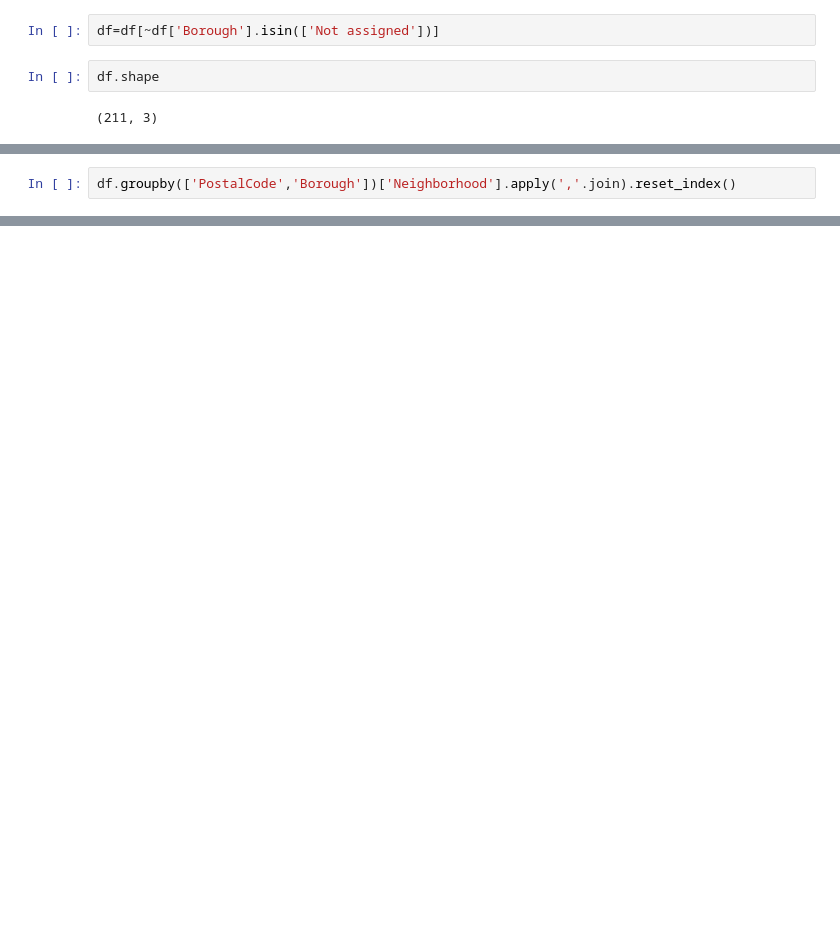
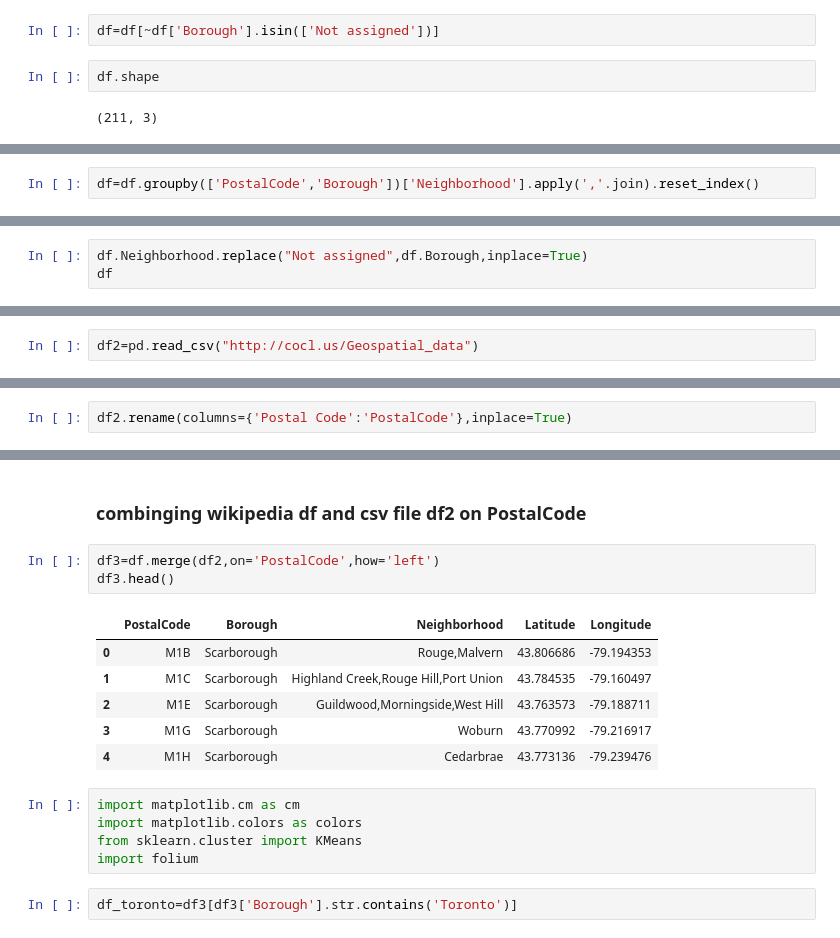
Before and after one commit to shriharsh786/coursera, a Jupyter notebook: capstone_2.ipynb, the cells around one changed output, grey strips where cells are left out. Cells and saved outputs as stored; diff of their text form; blank space fills up the shorter version.

```diff
--- a/capstone_2.ipynb
+++ b/capstone_2.ipynb
@@ -96,2 +103,2 @@ df.shape
 # %%
-df.groupby(['PostalCode','Borough'])['Neighborhood'].apply(','.join).reset_index()
+df=df.groupby(['PostalCode','Borough'])['Neighborhood'].apply(','.join).reset_index()
@@ -118,0 +111,3 @@ df.to_csv('can')
+# %%
+df.Neighborhood.replace("Not assigned",df.Borough,inplace=True)
+df
@@ -118,0 +143,2 @@ df.to_csv('can')
+# %%
+df2=pd.read_csv("http://cocl.us/Geospatial_data")
@@ -118,0 +156,2 @@ df.to_csv('can')
+# %%
+df2.rename(columns={'Postal Code':'PostalCode'},inplace=True)
@@ -118,0 +167,19 @@ df.to_csv('can')
+# %% [markdown]
+### combinging wikipedia df and csv file df2 on PostalCode
+# %%
+df3=df.merge(df2,on='PostalCode',how='left')
+df3.head()
+# %% [output]
+|  | PostalCode | Borough | Neighborhood | Latitude | Longitude |
+| 0 | M1B | Scarborough | Rouge,Malvern | 43.806686 | -79.194353 |
+| 1 | M1C | Scarborough | Highland Creek,Rouge Hill,Port Union | 43.784535 | -79.160497 |
+| 2 | M1E | Scarborough | Guildwood,Morningside,West Hill | 43.763573 | -79.188711 |
+| 3 | M1G | Scarborough | Woburn | 43.770992 | -79.216917 |
+| 4 | M1H | Scarborough | Cedarbrae | 43.773136 | -79.239476 |
+# %%
+import matplotlib.cm as cm
+import matplotlib.colors as colors
+from sklearn.cluster import KMeans
+import folium
+# %%
+df_toronto=df3[df3['Borough'].str.contains('Toronto')]
```
Also changed, not shown: parts of 23 cells of this notebook.
